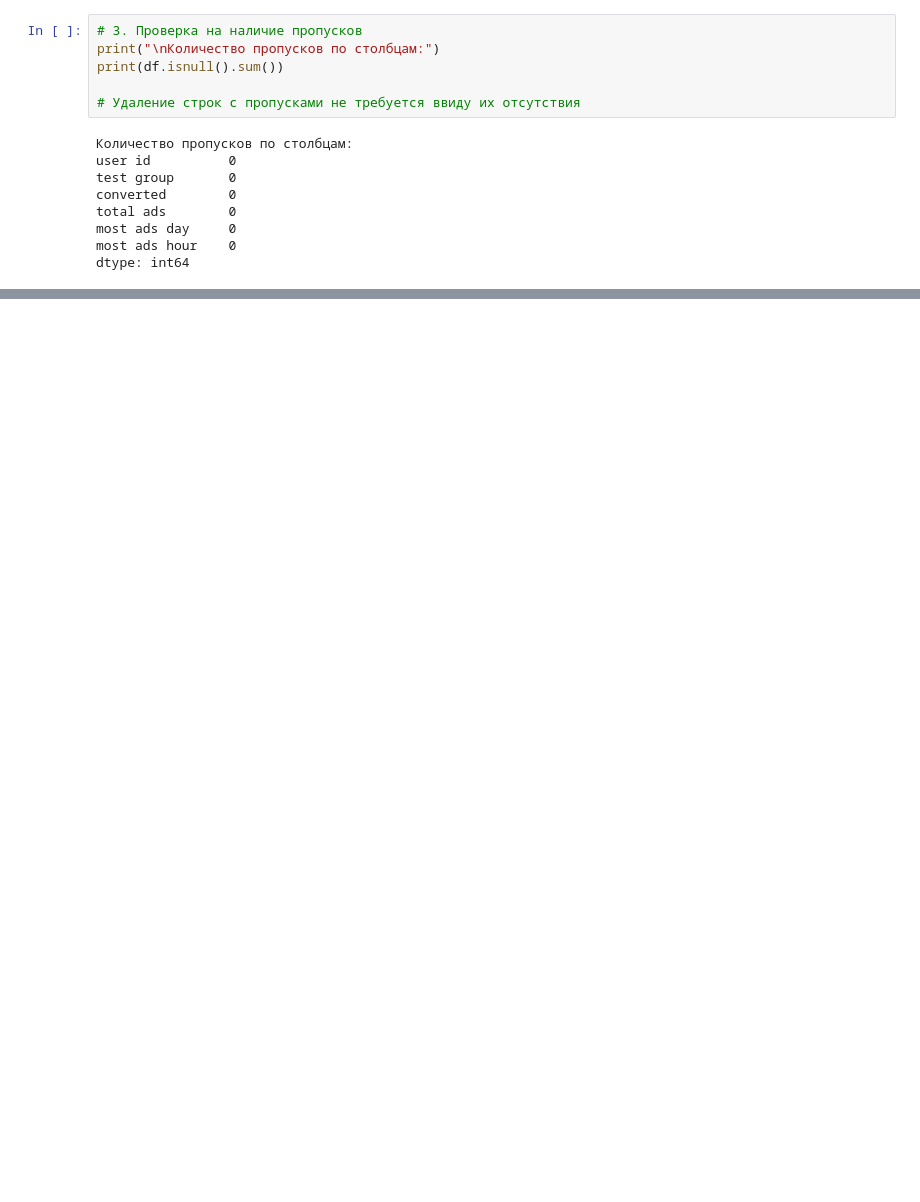
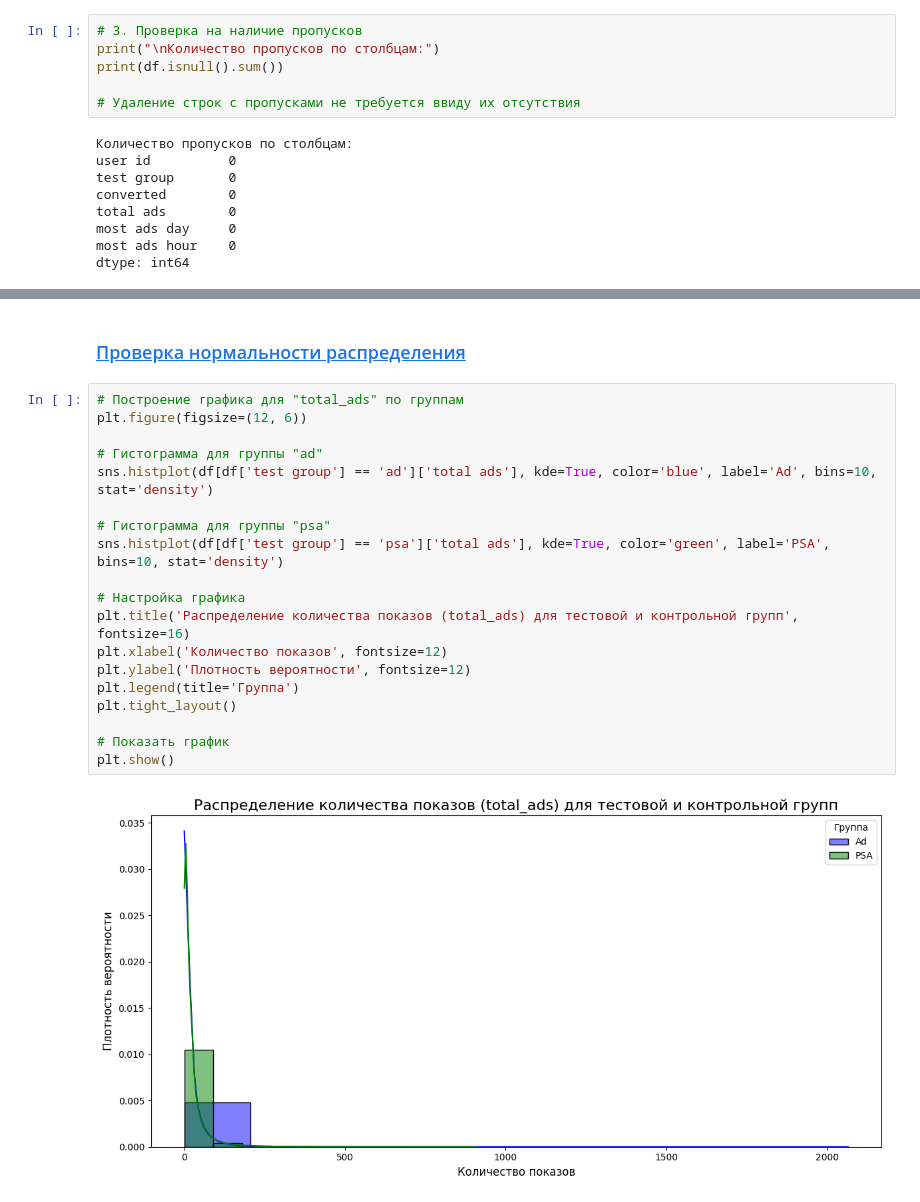
Before and after one commit to Niktyav/MLModel_in_prod, a Jupyter notebook: hw2/hw2_abtest.ipynb, the cells around one changed output, grey strips where cells are left out. Cells and saved outputs as stored; diff of their text form; blank space fills up the shorter version.

```diff
--- a/hw2/hw2_abtest.ipynb
+++ b/hw2/hw2_abtest.ipynb
@@ -151,0 +271,23 @@ print("Количество пользователей, попавших в об
+# %% [markdown]
+### <a id='toc2_6_4_'></a>[Проверка нормальности распределения](#toc0_)
+# %%
+# Построение графика для "total_ads" по группам
+plt.figure(figsize=(12, 6))
+
+# Гистограмма для группы "ad"
+sns.histplot(df[df['test group'] == 'ad']['total ads'], kde=True, color='blue', label='Ad', bins=10, stat='density')
+
+# Гистограмма для группы "psa"
+sns.histplot(df[df['test group'] == 'psa']['total ads'], kde=True, color='green', label='PSA', bins=10, stat='density')
+
+# Настройка графика
+plt.title('Распределение количества показов (total_ads) для тестовой и контрольной групп', fontsize=16)
+plt.xlabel('Количество показов', fontsize=12)
+plt.ylabel('Плотность вероятности', fontsize=12)
+plt.legend(title='Группа')
+plt.tight_layout()
+
+# Показать график
+plt.show()
+# %% [output]
+[figure, added]
```
Also changed, not shown: parts of 46 cells of this notebook.
